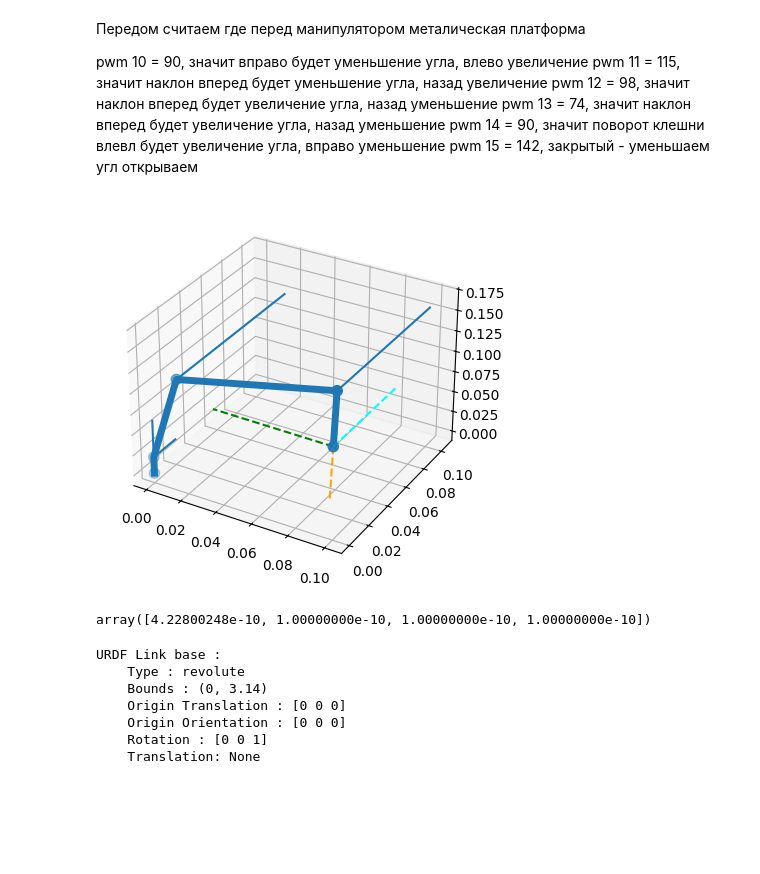
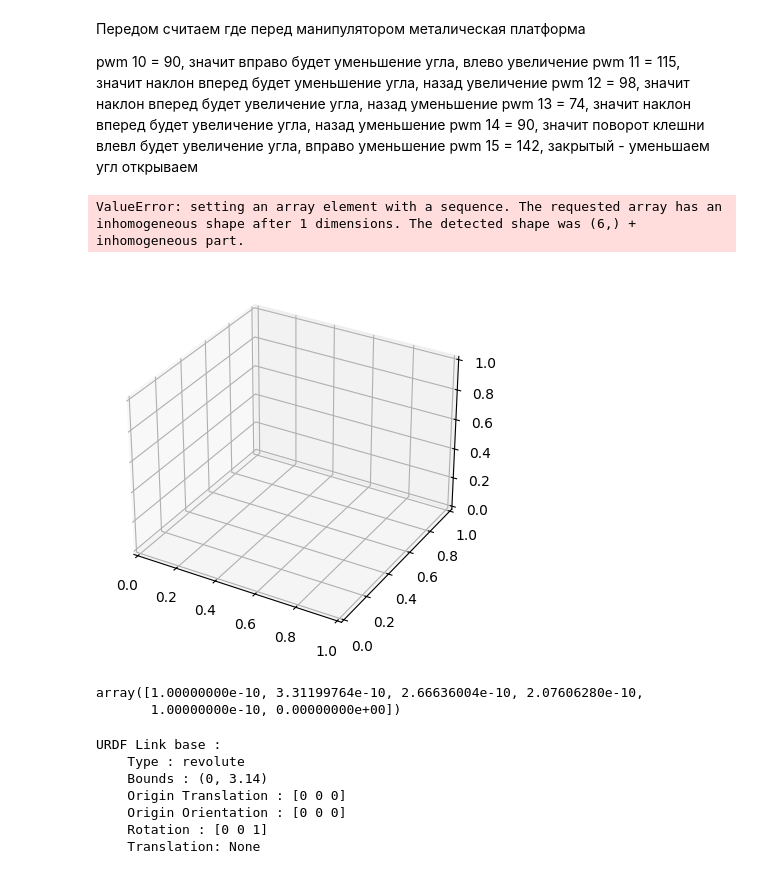
Before and after one commit to lashy0/robot-manipulator, a Jupyter notebook: tools/robot.ipynb, the cells around one changed output. Saved outputs shown, nothing was run; the diff lists cells and outputs as text; code cells hidden in the pictures; blank space fills up the shorter version.

Commit message:
updating the robot simulation

```diff
--- a/tools/robot.ipynb
+++ b/tools/robot.ipynb
@@ -4,10 +5,9 @@ from ikpy.link import OriginLink, URDFLink
 # %%
 # В URDF, единицы измерения являются метры и радианы
 robot_chain = Chain(name='robot_arm', links=[
-    # База, которая может вращаться вокруг оси Z
     URDFLink(
         name="base",
-        bounds=(0, 3.14),
+        bounds=(-np.pi/2, np.pi/2), # от -90 до 90
         origin_translation=[0, 0, 0],
         origin_orientation=[0, 0, 0],
         rotation=[0, 0, 1],
@@ -15,7 +15,7 @@ robot_chain = Chain(name='robot_arm', links=[
     # Первое звено (соединение с базой, плечо)
     URDFLink(
         name="shoulder",
-        bounds=(0, 3.14),
+        bounds=(-2.0071, 1.1345),
         origin_translation=[0, 0, 0.02],
         origin_orientation=[0, 0, 0],
         rotation=[0, 1, 0],
@@ -23,7 +23,7 @@ robot_chain = Chain(name='robot_arm', links=[
     # Второе звено (локоть)
     URDFLink(
         name="elbow",
-        bounds=(0, 3.14),
+        bounds=(-1.7104, 1.4312),
         origin_translation=[0, 0, 0.105],
         origin_orientation=[0, 0, 0],
         rotation=[0, 1, 0],
@@ -31,7 +31,7 @@ robot_chain = Chain(name='robot_arm', links=[
     # Третье звено (запястье)
     URDFLink(
         name="wrist",
-        bounds=(0, 3.14),
+        bounds=(-1.2915, 1.8500),
         origin_translation=[0, 0, 0.096],
         origin_orientation=[0, 0, 0],
         rotation=[0, 1, 0],
@@ -39,17 +39,18 @@ robot_chain = Chain(name='robot_arm', links=[
     # Четвертое звено (крутит захват)
     URDFLink(
         name="wrist_rotational",
-        bounds=(0, 3.14),
+        bounds=(-np.pi/2, np.pi/2),
         origin_translation=[0, 0, 0.065],
         origin_orientation=[0, 0, 0],
-        rotation=[0, 0, 0],
+        rotation=[0, 0, 1],
     ),
     # Манипулятор (захват)
     URDFLink(
         name="gripper",
-        bounds=(-1.57, 1.57),
+        bounds=None,
         origin_translation=[0, 0, 0.11],
         origin_orientation=[0, 0, 0],
-        rotation=[0, 0, 0],
+        rotation=None,
+        joint_type='fixed',
     )
 ])
@@ -68,14 +71,16 @@ from mpl_toolkits.mplot3d import Axes3D
 # %%
 ax = matplotlib.pyplot.figure().add_subplot(111, projection='3d')
 
-robot_chain.plot(robot_chain.inverse_kinematics([0.1, 0.0, 0.1]), ax, show=False)
+robot_chain.plot(robot_chain.inverse_kinematics([0.1, 0.1, 0.1]), ax, show=True)
 matplotlib.pyplot.show()
 # %% [output]
+ValueError: setting an array element with a sequence. The requested array has an inhomogeneous shape after 1 dimensions. The detected shape was (6,) + inhomogeneous part.
-[figure, old version]
+[figure, new version]
 # %%
-robot_chain.inverse_kinematics([0.1, 0.0, 0.1])
+robot_chain.inverse_kinematics([0.1, 0.1, 0.1])
 # %% [output]
-array([4.22800248e-10, 1.00000000e-10, 1.00000000e-10, 1.00000000e-10])
+array([1.00000000e-10, 3.31199764e-10, 2.66636004e-10, 2.07606280e-10,
+       1.00000000e-10, 0.00000000e+00])
 # %%
 robot_chain.links[0]
 # %% [output]
```
Also changed, not shown: parts of 2 cells of this notebook.
